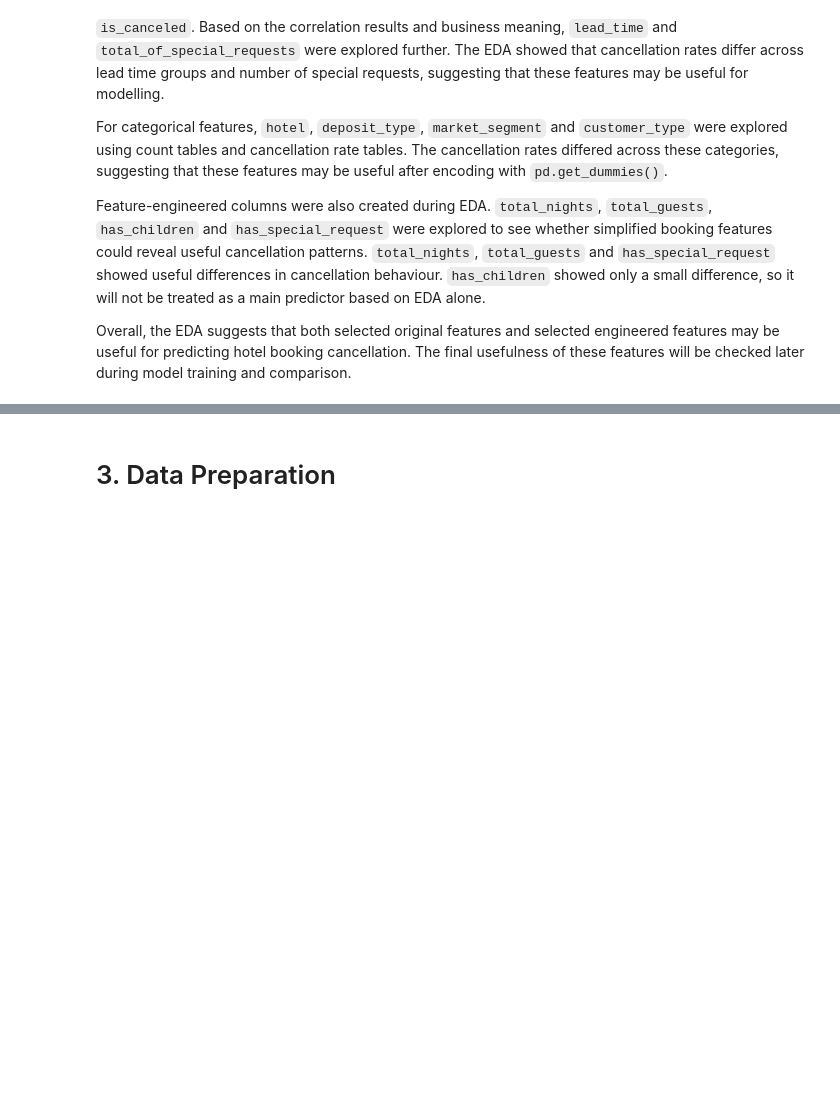
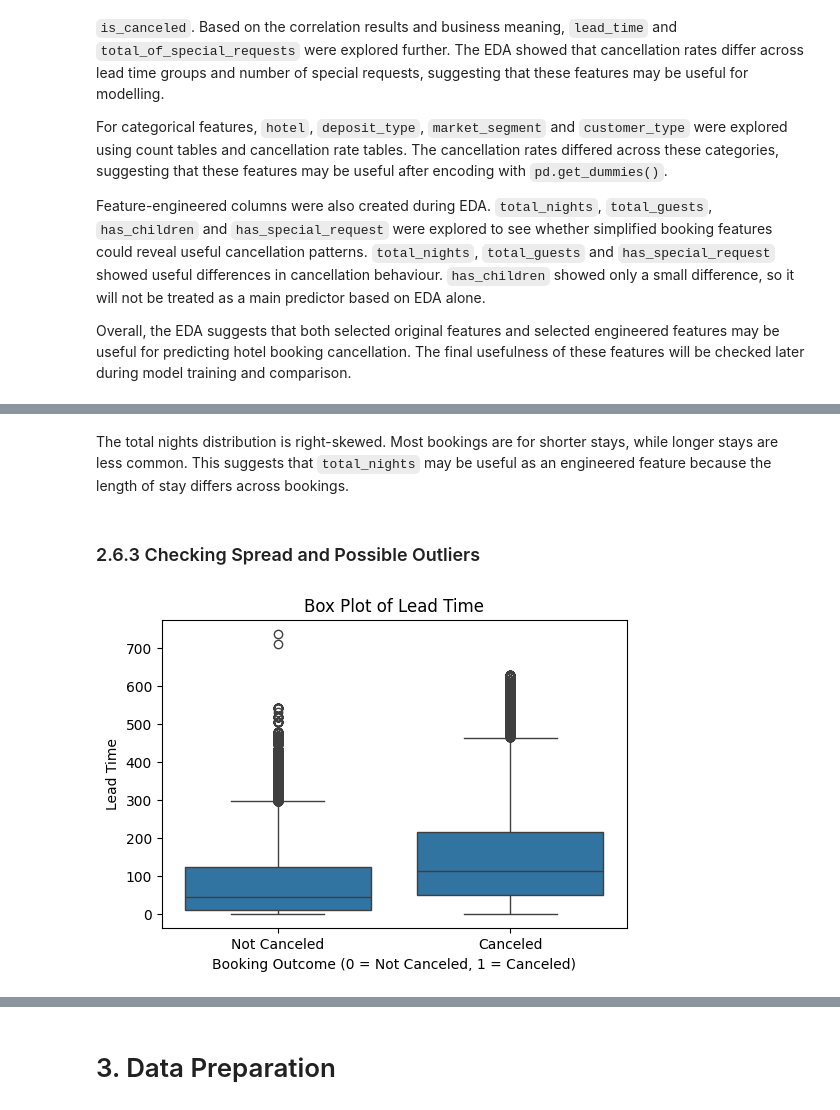
Before and after one commit to grishmmirpuri-art/staysure-ai-hotel-cancellation, a Jupyter notebook: notebooks/staysure_model_development.ipynb, the cells around one changed output, grey strips where cells are left out. Cells and saved outputs as stored; diff of their text form; code cells hidden in the pictures; blank space fills up the shorter version.

```diff
--- a/notebooks/staysure_model_development.ipynb
+++ b/notebooks/staysure_model_development.ipynb
@@ -659,0 +705,15 @@ Overall, the EDA suggests that both selected original features and selected engi
+# %% [markdown]
+The total nights distribution is right-skewed. Most bookings are for shorter stays, while longer stays are less common. This suggests that `total_nights` may be useful as an engineered feature because the length of stay differs across bookings.
+# %% [markdown]
+### 2.6.3 Checking Spread and Possible Outliers
+# %%
+# Box plot for lead time to visualize outliers
+plt.figure(figsize=(6, 4))
+sns.boxplot(x="is_canceled", y="lead_time", data=df)
+plt.title("Box Plot of Lead Time")
+plt.xlabel("Booking Outcome (0 = Not Canceled, 1 = Canceled)")
+plt.ylabel("Lead Time")
+plt.xticks(ticks=[0, 1], labels=["Not Canceled", "Canceled"])
+plt.show()
+# %% [output]
+[figure, added]
```
Also changed, not shown: parts of 31 cells of this notebook, 1 other file.
